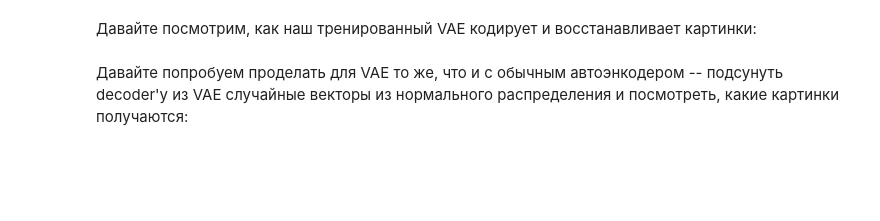
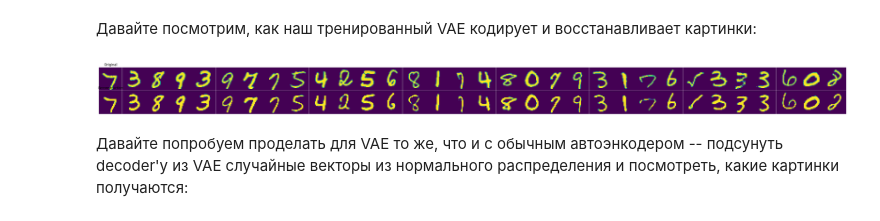
Before and after one commit to Figishe/DeepLearningSchool_part_1_ml_cv, a Jupyter notebook: week_10_AE_VAE/Homework/hw_7_autoencoders.ipynb, the cells around one changed output. Cells and saved outputs as stored; diff of their text form; code cells hidden in the pictures; blank space fills up the shorter version.

```diff
--- a/week_10_AE_VAE/Homework/hw_7_autoencoders.ipynb
+++ b/week_10_AE_VAE/Homework/hw_7_autoencoders.ipynb
@@ -290,7 +296,7 @@ class ImageLoggerCallback(L.Callback):
         x = self.fixed_x.to(pl_module.device)
 
         with torch.no_grad():
-            pred, latent = pl_module(x)
+            pred = pl_module(x)[0]
 
         img_gt   = x[:4].cpu()
         img_pred = pred[:4].cpu()
@@ -690,0 +761,9 @@ optimizer = <Ваш любимый оптимизатор>
+# %%
+trainer = L.Trainer(
+    max_epochs=900,
+    logger = TensorBoardLogger("lightning_logs", name=EXP_NAME, version=EXP_VERSION),
+    log_every_n_steps=5,
+    callbacks=[checkpoint_cb, logger_cb],
+)
+
+trainer.fit(model, train_loader, val_loader)
@@ -690,0 +798,10 @@ optimizer = <Ваш любимый оптимизатор>
+# %%
+best_vae = LitVAE.load_from_checkpoint(
+    'checkpoints/vae/v1/vae-epoch=065.ckpt',
+    model=VAE(dim_code=LATENT_DIMENSIONS, img_size=IMG_SIZE),
+    loss=loss_vae,
+    lr=1e-3
+).to(DEVICE)
+
+best_vae.eval()
+print("Checkpoint loaded")
@@ -695,3 +813,28 @@ optimizer = <Ваш любимый оптимизатор>
+# %%
+for X, _ in val_loader:
+    with torch.no_grad():
+        x_reconstructed = best_vae(X.to(DEVICE))[0]
+        x_reconstructed = x_reconstructed.cpu()
+
+    n = len(X)
+    fig, axes = plt.subplots(2, n, figsize=(1.5*n, 3))
+
+    for i in range(n):
+        axes[0, i].imshow(X[i].permute(1,2,0))
+        axes[0, i].axis("off")
+        if i == 0:
+            axes[0, i].set_title("Original")
+
+        axes[1, i].imshow(x_reconstructed[i].permute(1,2,0).clamp(0, 1))
+        axes[1, i].axis("off")
+        if i == 0:
+            axes[1, i].set_title("Reconstruction")
+
+    plt.subplots_adjust(wspace=0, hspace=0)
+    plt.show()
+    break
+# %% [output]
+[figure, added]
 # %% [markdown]
 Давайте попробуем проделать для VAE то же, что и с обычным автоэнкодером -- подсунуть decoder'у из VAE случайные векторы из нормального распределения и посмотреть, какие картинки получаются:
 # %%
```
Also changed, not shown: parts of 34 cells of this notebook.
